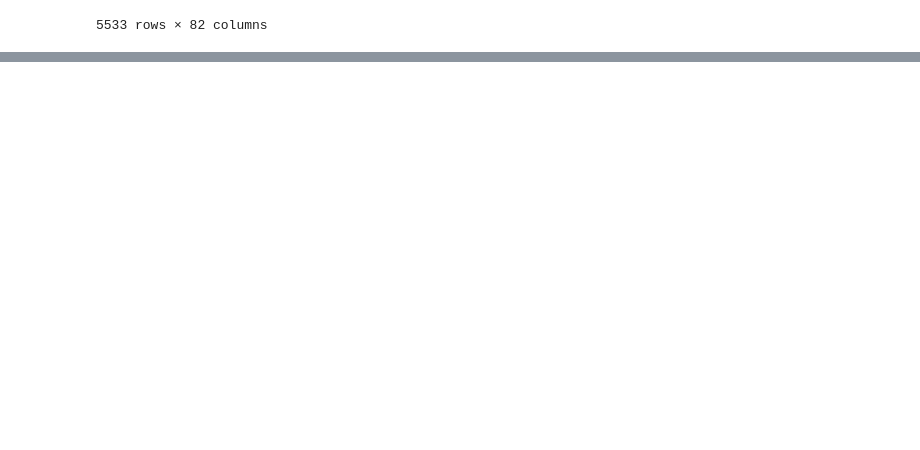
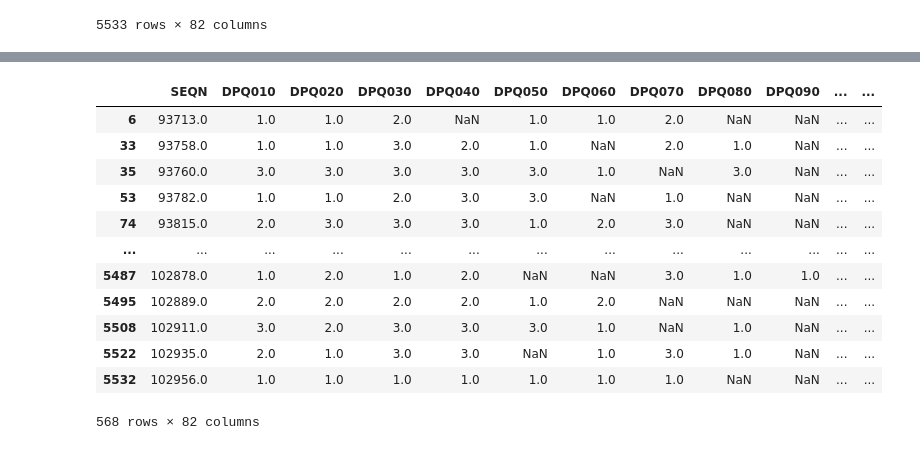
Before and after one commit to aidenjbrown/Intermediate_Data_Science_CS_28, a Jupyter notebook: scripts/EDA.ipynb, the cells around one changed output, grey strips where cells are left out. Drawn from its saved outputs; the diff is of its cells as text; code cells hidden in the pictures; blank space fills up the shorter version.

Commit message:
Dropping observations that were missing at least 6 responses for depression screening.

```diff
--- a/scripts/EDA.ipynb
+++ b/scripts/EDA.ipynb
@@ -116,0 +120,28 @@ df.describe()
+# %%
+# Now we want to drop all of the observations that don't have a depression score which we do by "masking" our data frame with all of the observations in the depression
+# score collumn that don't have NaN
+
+mask = df["depression_score"].notna()
+df = df[mask]
+
+# Now we want to drop all of the observations of participants who did not answer at least seven of the questions related to depression screening. We first do this by counting how many
+# missing responses we have for each participant then using a similar masking strategy. Originally we wanted the participant to answer all the questons, but this got rid of too mnay observations.
+
+count = df[depression_cols].notna().sum(axis=1)
+count_mask = count >= 6
+df = df[count_mask]
+df
+# %% [output]
+|  | SEQN | DPQ010 | DPQ020 | DPQ030 | DPQ040 | DPQ050 | DPQ060 | DPQ070 | DPQ080 | DPQ090 | ... | ... |
+| 6 | 93713.0 | 1.0 | 1.0 | 2.0 | NaN | 1.0 | 1.0 | 2.0 | NaN | NaN | ... | ... |
+| 33 | 93758.0 | 1.0 | 1.0 | 3.0 | 2.0 | 1.0 | NaN | 2.0 | 1.0 | NaN | ... | ... |
+| 35 | 93760.0 | 3.0 | 3.0 | 3.0 | 3.0 | 3.0 | 1.0 | NaN | 3.0 | NaN | ... | ... |
+| 53 | 93782.0 | 1.0 | 1.0 | 2.0 | 3.0 | 3.0 | NaN | 1.0 | NaN | NaN | ... | ... |
+| 74 | 93815.0 | 2.0 | 3.0 | 3.0 | 3.0 | 1.0 | 2.0 | 3.0 | NaN | NaN | ... | ... |
+| ... | ... | ... | ... | ... | ... | ... | ... | ... | ... | ... | ... | ... |
+| 5487 | 102878.0 | 1.0 | 2.0 | 1.0 | 2.0 | NaN | NaN | 3.0 | 1.0 | 1.0 | ... | ... |
+| 5495 | 102889.0 | 2.0 | 2.0 | 2.0 | 2.0 | 1.0 | 2.0 | NaN | NaN | NaN | ... | ... |
+| 5508 | 102911.0 | 3.0 | 2.0 | 3.0 | 3.0 | 3.0 | 1.0 | NaN | 1.0 | NaN | ... | ... |
+| 5522 | 102935.0 | 2.0 | 1.0 | 3.0 | 3.0 | NaN | 1.0 | 3.0 | 1.0 | NaN | ... | ... |
+| 5532 | 102956.0 | 1.0 | 1.0 | 1.0 | 1.0 | 1.0 | 1.0 | 1.0 | NaN | NaN | ... | ... |
+568 rows × 82 columns
```
Also changed, not shown: parts of 3 cells of this notebook.
